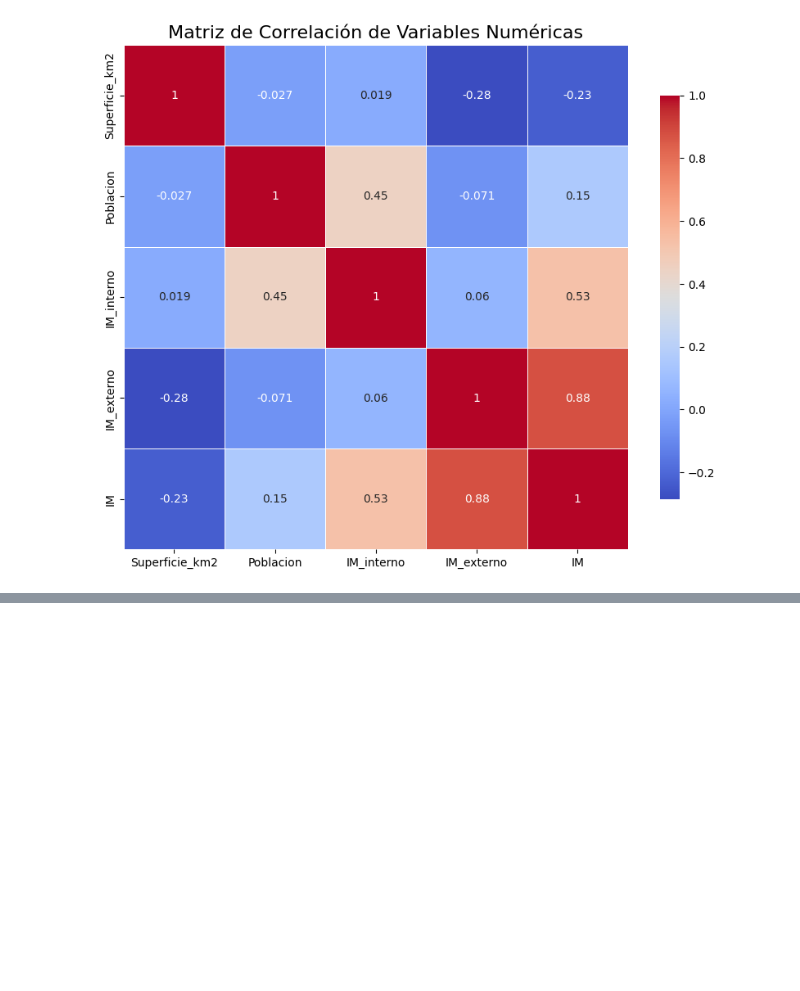
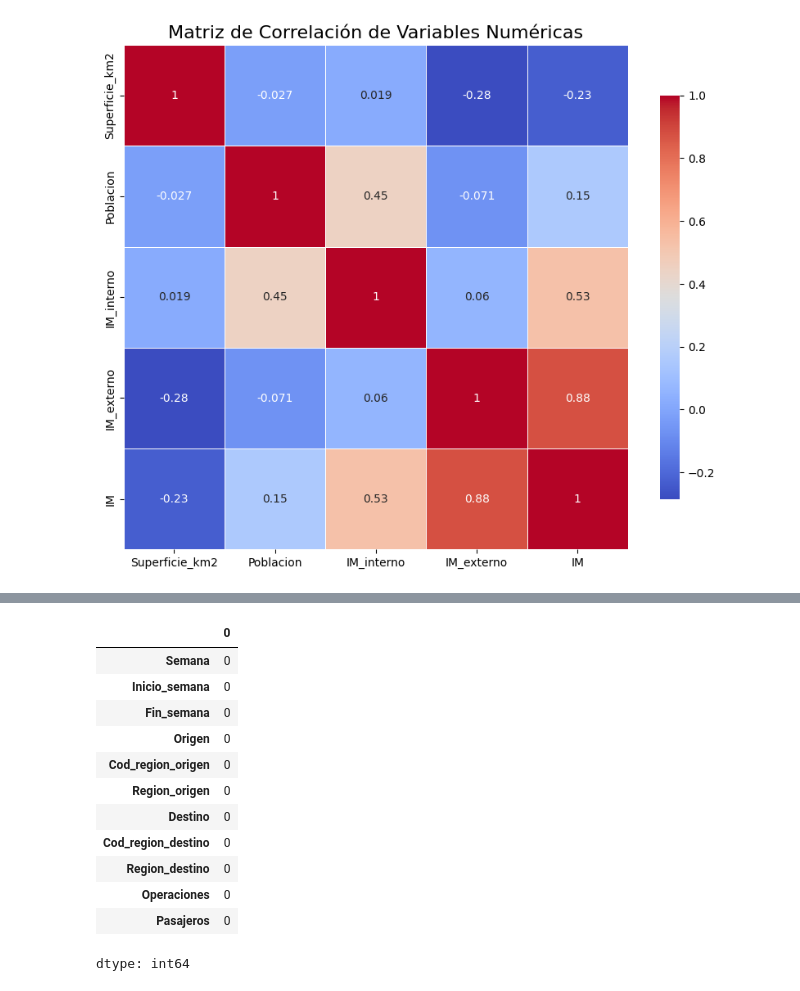
Before and after one commit to edisonaqp/admbio, a Jupyter notebook: Movilidad_Chile.ipynb, the cells around one changed output, grey strips where cells are left out. Cells and saved outputs as stored; diff of their text form; code cells hidden in the pictures; blank space fills up the shorter version.

```diff
--- a/Movilidad_Chile.ipynb
+++ b/Movilidad_Chile.ipynb
@@ -245,0 +315,16 @@ df_origin.head()
+# %%
+df_at.isnull().sum()
+# %% [output]
+|  | 0 |
+| Semana | 0 |
+| Inicio_semana | 0 |
+| Fin_semana | 0 |
+| Origen | 0 |
+| Cod_region_origen | 0 |
+| Region_origen | 0 |
+| Destino | 0 |
+| Cod_region_destino | 0 |
+| Region_destino | 0 |
+| Operaciones | 0 |
+| Pasajeros | 0 |
+dtype: int64
```
Also changed, not shown: parts of 15 cells of this notebook.
